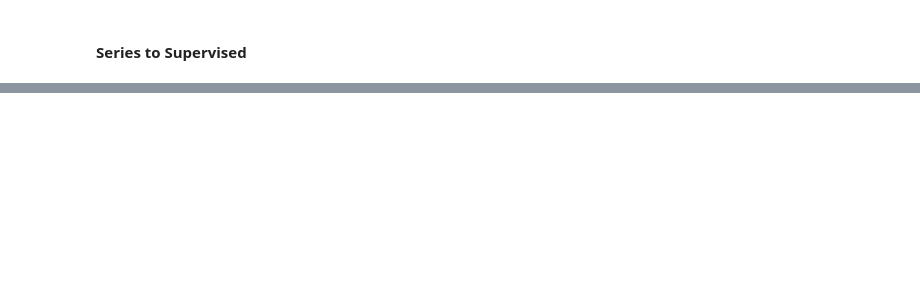
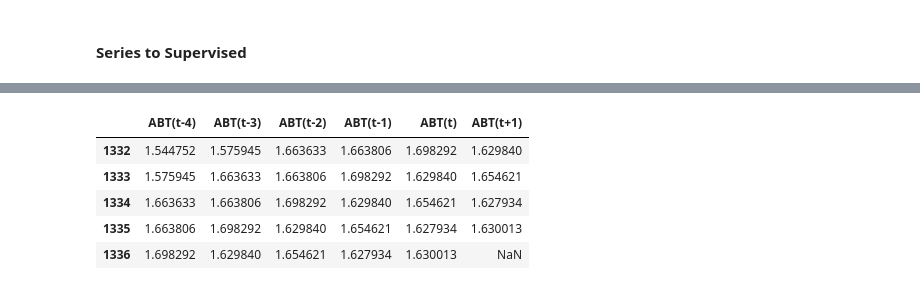
Before and after one commit to dustinak80/Deep_Learning, a Jupyter notebook: HW3/HW3.ipynb, the cells around one changed output, grey strips where cells are left out. Cells and saved outputs as stored; diff of their text form; code cells hidden in the pictures; blank space fills up the shorter version.

```diff
--- a/HW3/HW3.ipynb
+++ b/HW3/HW3.ipynb
@@ -130,0 +173,9 @@ df.drop(columns = list(df.columns)[-49:], inplace = True)
+# %%
+df.iloc[-5:, [0, 50, 100, 150, 200, 250]]
+# %% [output]
+|  | ABT(t-4) | ABT(t-3) | ABT(t-2) | ABT(t-1) | ABT(t) | ABT(t+1) |
+| 1332 | 1.544752 | 1.575945 | 1.663633 | 1.663806 | 1.698292 | 1.629840 |
+| 1333 | 1.575945 | 1.663633 | 1.663806 | 1.698292 | 1.629840 | 1.654621 |
+| 1334 | 1.663633 | 1.663806 | 1.698292 | 1.629840 | 1.654621 | 1.627934 |
+| 1335 | 1.663806 | 1.698292 | 1.629840 | 1.654621 | 1.627934 | 1.630013 |
+| 1336 | 1.698292 | 1.629840 | 1.654621 | 1.627934 | 1.630013 | NaN |
```
Also changed, not shown: parts of 12 cells of this notebook.
